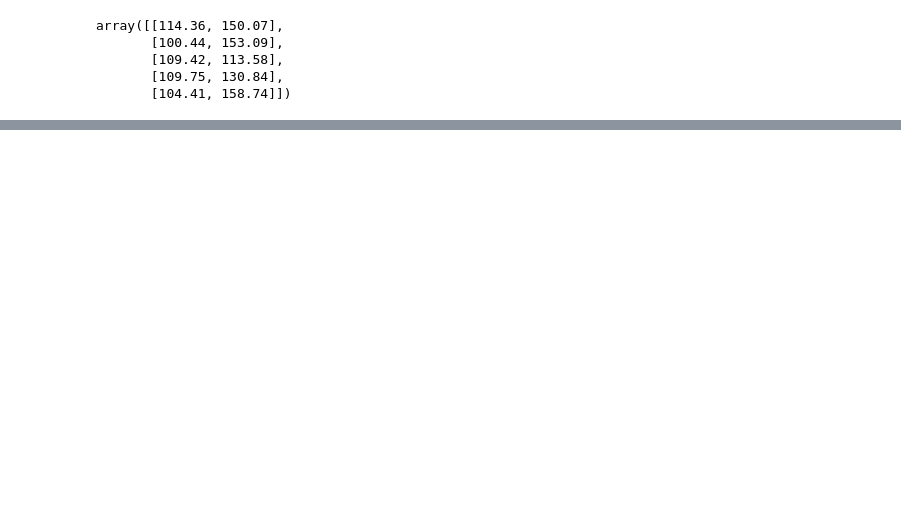
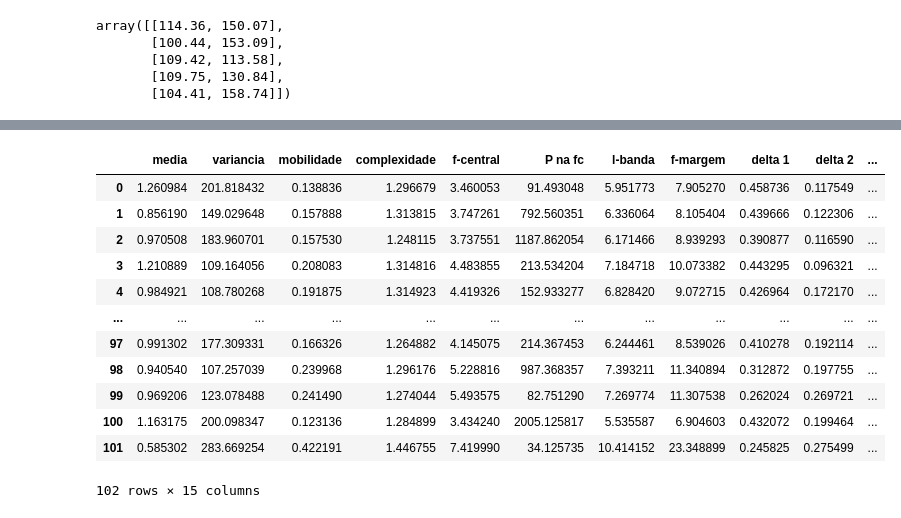
Before and after one commit to caiomorozini/engenharia_medica, a Jupyter notebook: src/pratica_3.ipynb, the cells around one changed output, grey strips where cells are left out. Drawn from its saved outputs; the diff is of its cells as text; code cells hidden in the pictures; blank space fills up the shorter version.

```diff
--- a/src/pratica_3.ipynb
+++ b/src/pratica_3.ipynb
@@ -208,0 +166,16 @@ Text(0, 0.5, 'Obliquidade Normalizada')
+# %%
+rem
+# %% [output]
+|  | media | variancia | mobilidade | complexidade | f-central | P na fc | l-banda | f-margem | delta 1 | delta 2 | ... |
+| 0 | 1.260984 | 201.818432 | 0.138836 | 1.296679 | 3.460053 | 91.493048 | 5.951773 | 7.905270 | 0.458736 | 0.117549 | ... |
+| 1 | 0.856190 | 149.029648 | 0.157888 | 1.313815 | 3.747261 | 792.560351 | 6.336064 | 8.105404 | 0.439666 | 0.122306 | ... |
+| 2 | 0.970508 | 183.960701 | 0.157530 | 1.248115 | 3.737551 | 1187.862054 | 6.171466 | 8.939293 | 0.390877 | 0.116590 | ... |
+| 3 | 1.210889 | 109.164056 | 0.208083 | 1.314816 | 4.483855 | 213.534204 | 7.184718 | 10.073382 | 0.443295 | 0.096321 | ... |
+| 4 | 0.984921 | 108.780268 | 0.191875 | 1.314923 | 4.419326 | 152.933277 | 6.828420 | 9.072715 | 0.426964 | 0.172170 | ... |
+| ... | ... | ... | ... | ... | ... | ... | ... | ... | ... | ... | ... |
+| 97 | 0.991302 | 177.309331 | 0.166326 | 1.264882 | 4.145075 | 214.367453 | 6.244461 | 8.539026 | 0.410278 | 0.192114 | ... |
+| 98 | 0.940540 | 107.257039 | 0.239968 | 1.296176 | 5.228816 | 987.368357 | 7.393211 | 11.340894 | 0.312872 | 0.197755 | ... |
+| 99 | 0.969206 | 123.078488 | 0.241490 | 1.274044 | 5.493575 | 82.751290 | 7.269774 | 11.307538 | 0.262024 | 0.269721 | ... |
+| 100 | 1.163175 | 200.098347 | 0.123136 | 1.284899 | 3.434240 | 2005.125817 | 5.535587 | 6.904603 | 0.432072 | 0.199464 | ... |
+| 101 | 0.585302 | 283.669254 | 0.422191 | 1.446755 | 7.419990 | 34.125735 | 10.414152 | 23.348899 | 0.245825 | 0.275499 | ... |
+102 rows × 15 columns
```
Also changed, not shown: parts of 64 cells of this notebook, 2 other files.
